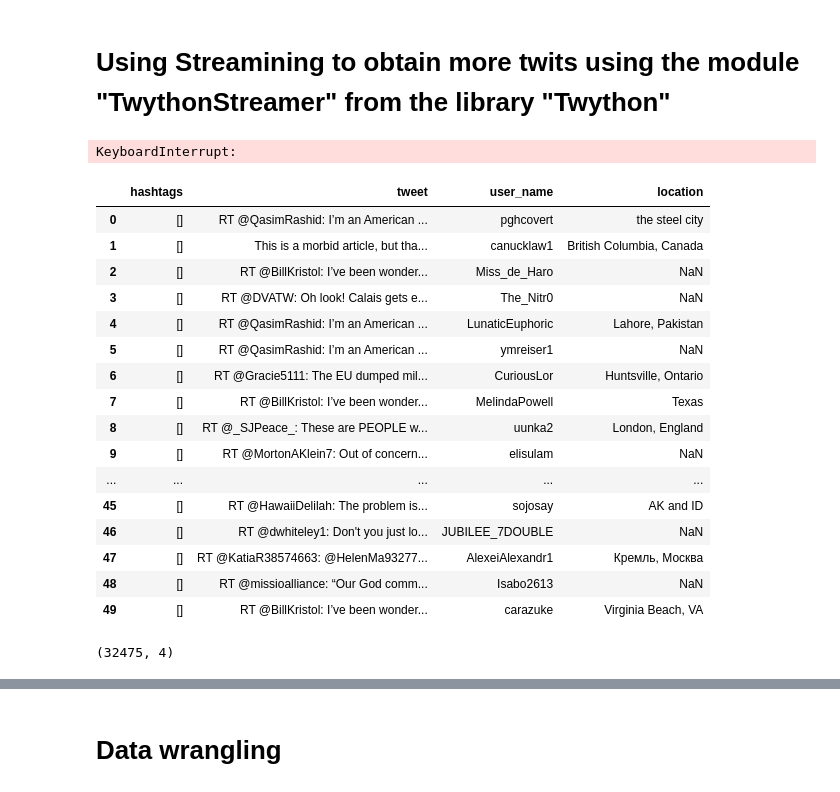
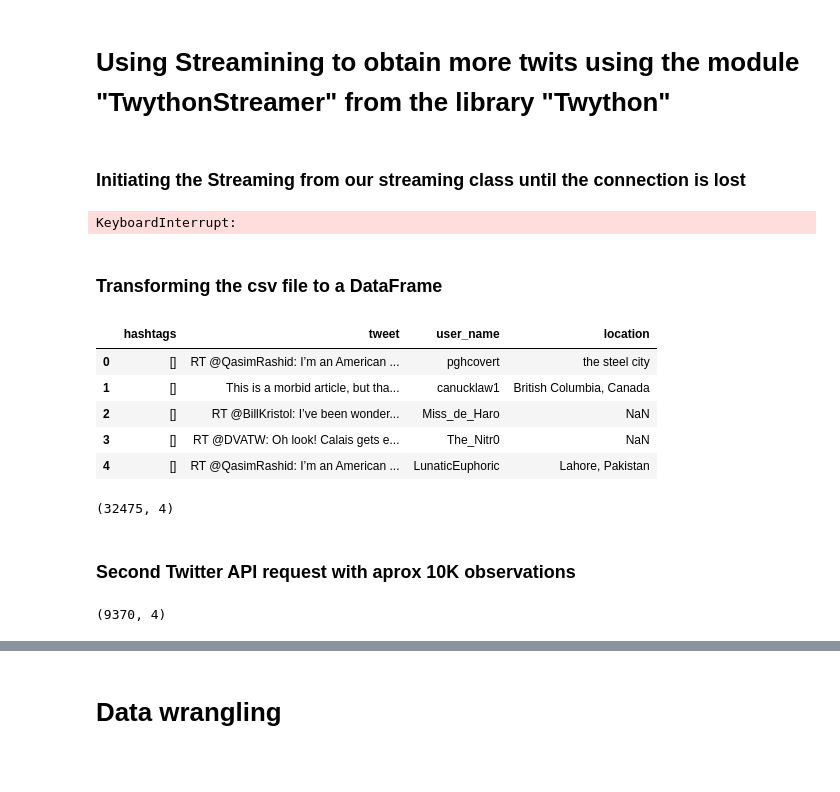
Before and after one commit to albertoabreu91/Project-Week-3-Data-Thieves, a Jupyter notebook: your-project/Alberto_exp/Twitter_API.ipynb, the cells around one changed output, grey strips where cells are left out. Cells and saved outputs as stored; diff of their text form; code cells hidden in the pictures; blank space fills up the shorter version.

Commit message:
Getting locations and hashtags tables

```diff
--- a/your-project/Alberto_exp/Twitter_API.ipynb
+++ b/your-project/Alberto_exp/Twitter_API.ipynb
@@ -96,4 +92,6 @@ class MyStreamer(TwythonStreamer):
         with open(r'saved_tweets.csv', 'a') as file:
             writer = csv.writer(file)
             writer.writerow(list(tweet.values()))
+# %% [markdown]
+### Initiating the Streaming from our streaming class until the connection is lost
 # %%
@@ -104,27 +102,18 @@ stream = MyStreamer(creds['CONSUMER_KEY'], creds['CONSUMER_SECRET'],
 stream.statuses.filter(track='refugees')
 # %% [output]
 KeyboardInterrupt:
+# %% [markdown]
+### Transforming the csv file to a DataFrame
 # %%
 import pandas as pd
 headers = ['hashtags', 'tweet', 'user_name', 'location']
-tweets = pd.read_csv("saved_tweets.csv", header = None, names = headers)
-tweets.head(50)
+tweets_1 = pd.read_csv("saved_tweets.csv", header = None, names = headers)
+tweets_1.head()
 # %% [output]
 |  | hashtags | tweet | user_name | location |
 | 0 | [] | RT @QasimRashid: I’m an American ... | pghcovert | the steel city |
 | 1 | [] | This is a morbid article, but tha... | canucklaw1 | British Columbia, Canada |
 | 2 | [] | RT @BillKristol: I’ve been wonder... | Miss_de_Haro | NaN |
 | 3 | [] | RT @DVATW: Oh look! Calais gets e... | The_Nitr0 | NaN |
 | 4 | [] | RT @QasimRashid: I’m an American ... | LunaticEuphoric | Lahore, Pakistan |
-| 5 | [] | RT @QasimRashid: I’m an American ... | ymreiser1 | NaN |
-| 6 | [] | RT @Gracie5111: The EU dumped mil... | CuriousLor | Huntsville, Ontario |
-| 7 | [] | RT @BillKristol: I’ve been wonder... | MelindaPowell | Texas |
-| 8 | [] | RT @_SJPeace_: These are PEOPLE w... | uunka2 | London, England |
-| 9 | [] | RT @MortonAKlein7: Out of concern... | elisulam | NaN |
-| ... | ... | ... | ... | ... |
-| 45 | [] | RT @HawaiiDelilah: The problem is... | sojosay | AK and ID |
-| 46 | [] | RT @dwhiteley1: Don't you just lo... | JUBILEE_7DOUBLE | NaN |
-| 47 | [] | RT @KatiaR38574663: @HelenMa93277... | AlexeiAlexandr1 | Кремль, Москва |
-| 48 | [] | RT @missioalliance: “Our God comm... | Isabo2613 | NaN |
-| 49 | [] | RT @BillKristol: I’ve been wonder... | carazuke | Virginia Beach, VA |
 # %%
@@ -132,2 +121,4 @@ tweets.shape
 # %% [output]
 (32475, 4)
+# %% [markdown]
+### Second Twitter API request with aprox 10K observations
@@ -133,0 +132,4 @@ tweets.shape
+# %%
+tweets_2.shape
+# %% [output]
+(9370, 4)
```
Also changed, not shown: parts of 58 cells of this notebook.
